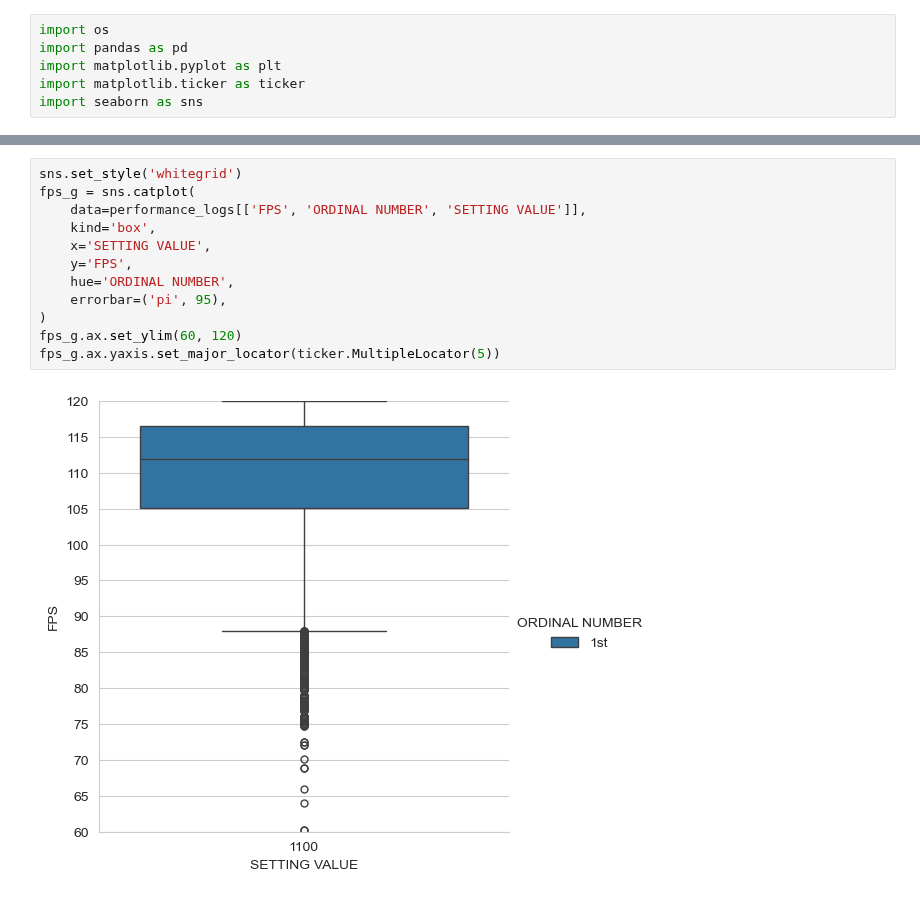
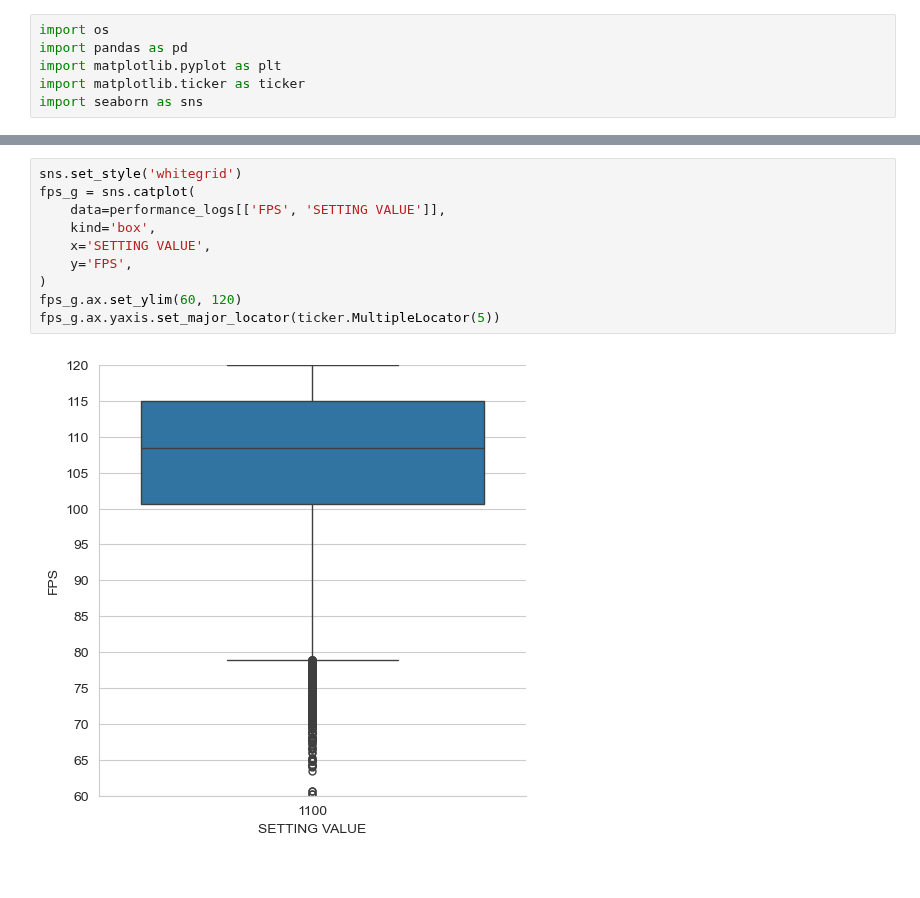
Before and after one commit to basil1015/gpu-performance-logs, a Jupyter notebook: Voltage.ipynb, the cells around one changed output, grey strips where cells are left out. Drawn from its saved outputs; the diff is of its cells as text.

Commit message:
'ORDINAL NUMBER' 삭제

```diff
--- a/Voltage.ipynb
+++ b/Voltage.ipynb
@@ -84,16 +81,14 @@ performance_logs.loc[:, performance_logs.columns[3:16]].drop(columns='FRAME GEN
 # %%
 sns.set_style('whitegrid')
 fps_g = sns.catplot(
-    data=performance_logs[['FPS', 'ORDINAL NUMBER', 'SETTING VALUE']],
+    data=performance_logs[['FPS', 'SETTING VALUE']],
     kind='box',
     x='SETTING VALUE',
     y='FPS',
-    hue='ORDINAL NUMBER',
-    errorbar=('pi', 95),
 )
 fps_g.ax.set_ylim(60, 120)
 fps_g.ax.yaxis.set_major_locator(ticker.MultipleLocator(5))
 # %% [output]
-[figure, old version]
+[figure, new version]
 # %%
 hardware_g = sns.catplot(
```
Also changed, not shown: parts of 6 cells of this notebook.
